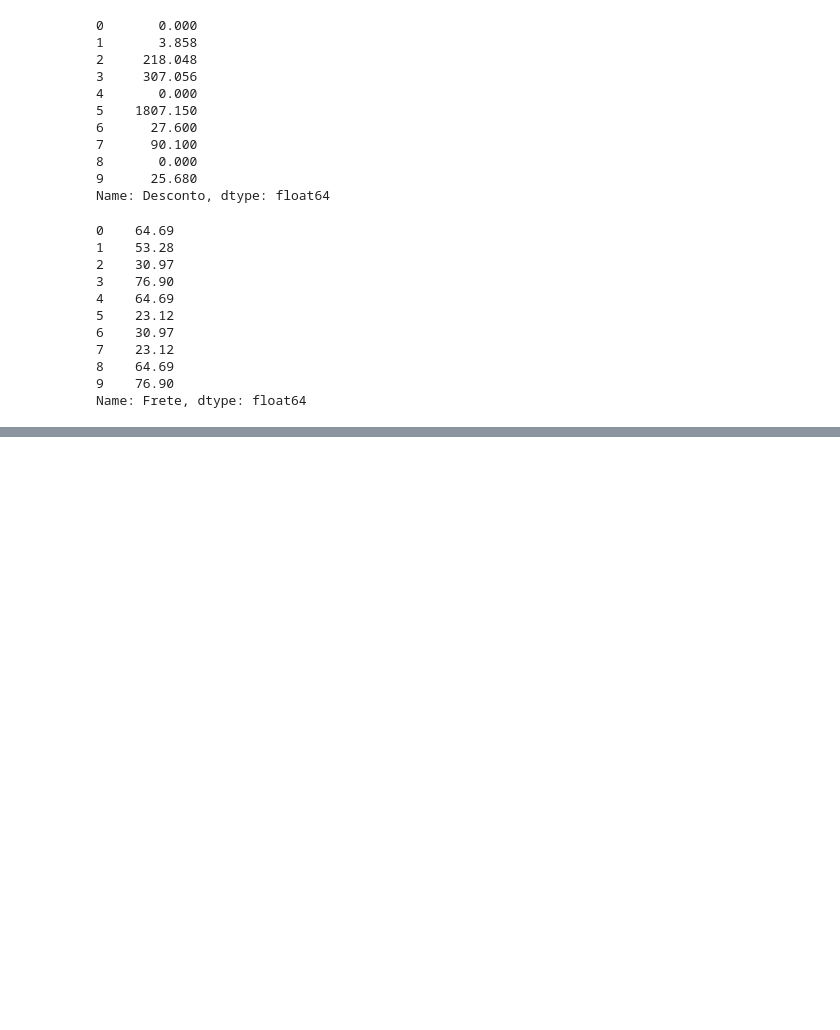
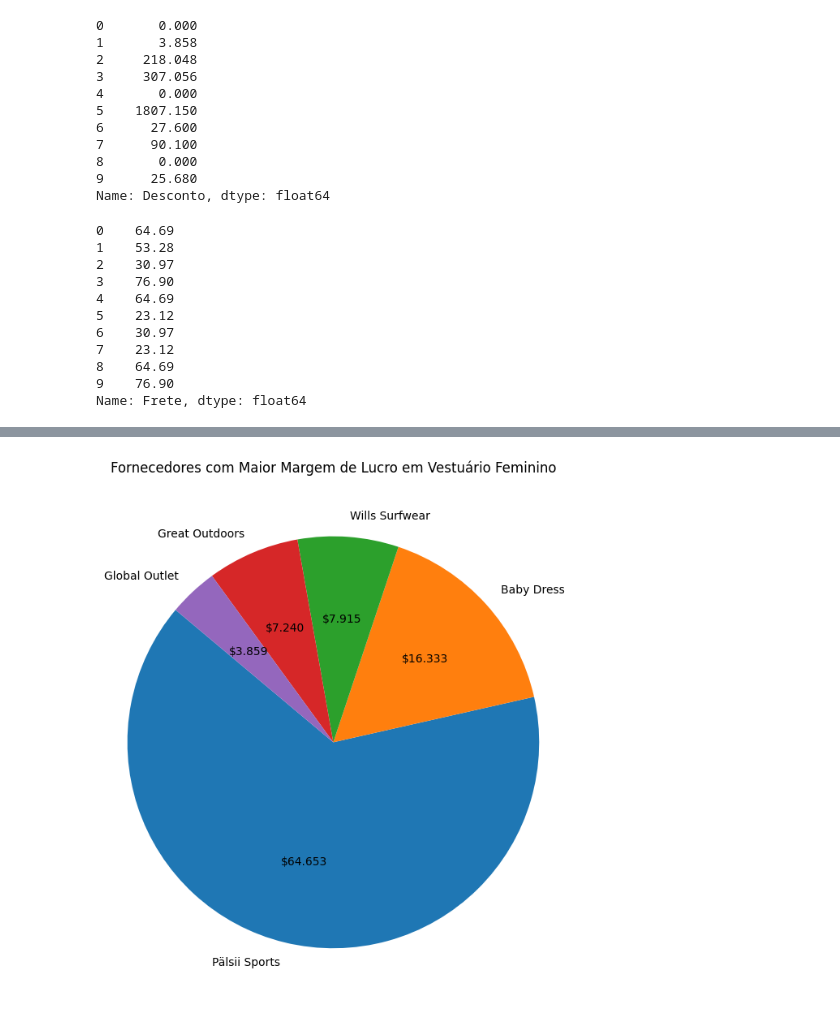
Before and after one commit to ronaldofillho/BI, a Jupyter notebook: Atividade1/Leitura.ipynb, the cells around one changed output, grey strips where cells are left out. Saved outputs shown, nothing was run; the diff lists cells and outputs as text; code cells hidden in the pictures; blank space fills up the shorter version.

```diff
--- a/Atividade1/Leitura.ipynb
+++ b/Atividade1/Leitura.ipynb
@@ -118,0 +181,15 @@ planilha_total.head()
+# %%
+#7. Quais os fornecedores que dão a maior margem de lucro ($) no segmento de “Vestuário Feminino” (Womens wear)?
+
+womensWear = planilha_total[planilha_total['CategoriaNome'] == 'Womens wear']
+womensWearBySupplier = womensWear.groupby('FornecedorNome')['Margem Bruta'].sum()
+highestMarginSuppliers = womensWearBySupplier.sort_values(ascending=False).head(5)
+
+plt.figure(figsize=(6,7))
+plt.pie(highestMarginSuppliers, labels=highestMarginSuppliers.index, autopct='$%1.3f', startangle=140)
+plt.axis('equal')
+plt.title('Fornecedores com Maior Margem de Lucro em Vestuário Feminino')
+plt.tight_layout()
+plt.show()
+# %% [output]
+[figure, added]
```
Also changed, not shown: parts of 8 cells of this notebook.
